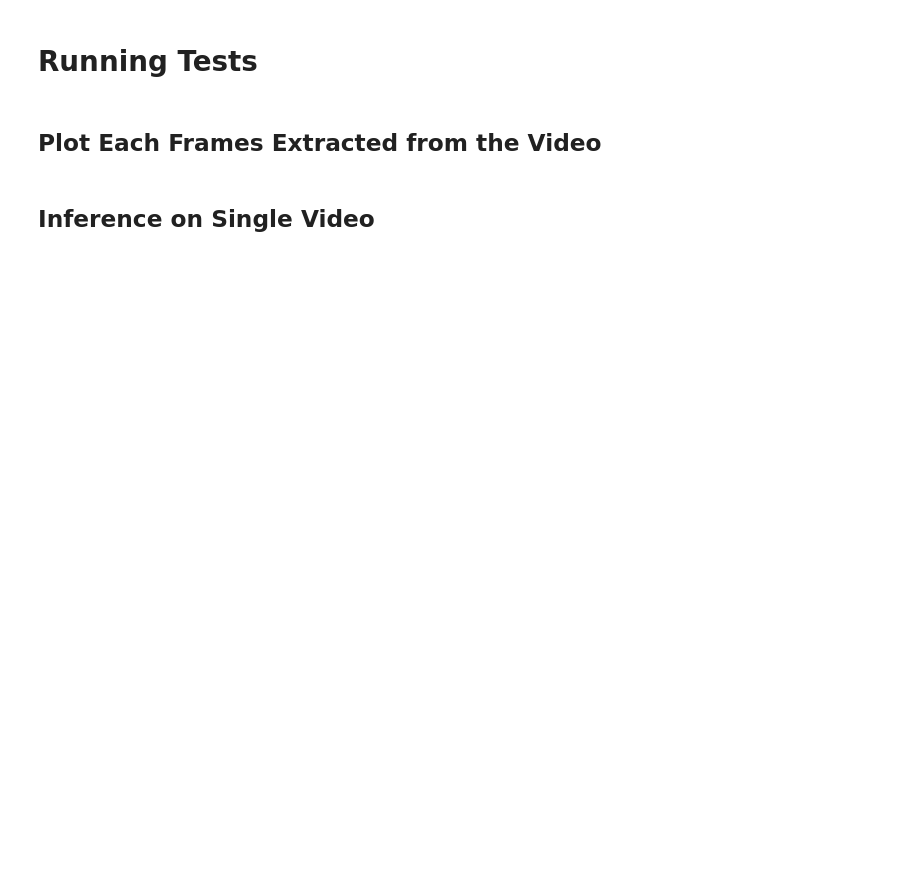
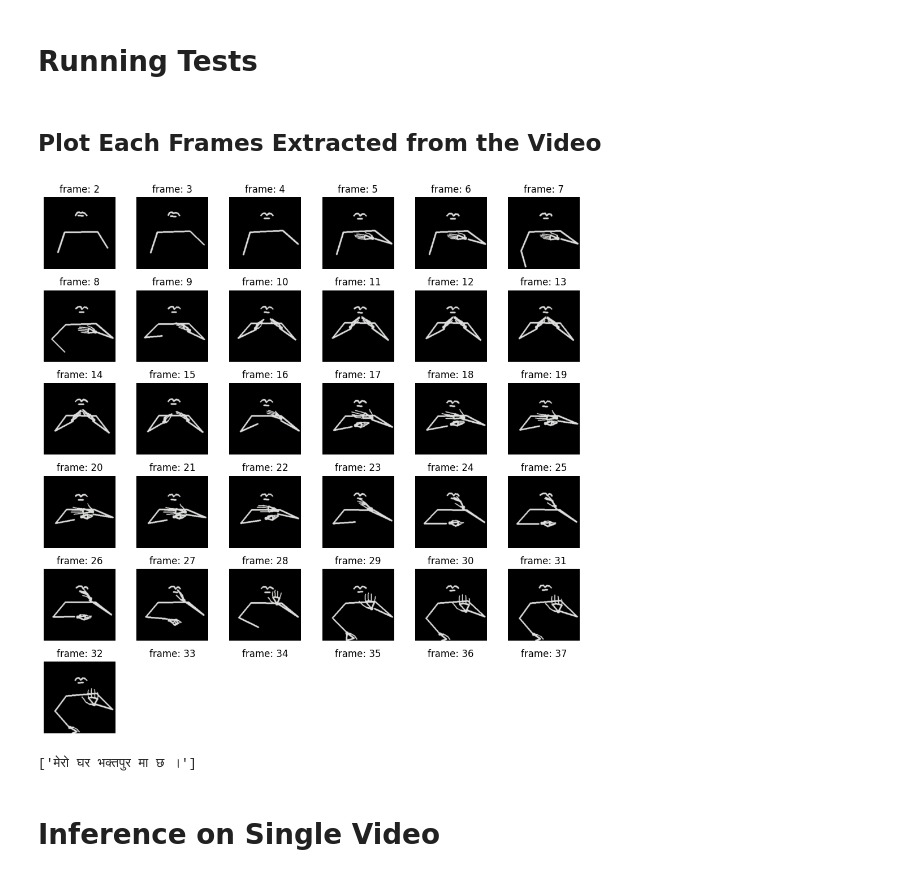
Before and after one commit to Bikash9841/Transformer-Based-Translation-From-NSL-Video2Text, a Jupyter notebook: transformer-based-translation-from-nsl-video2text.ipynb, the cells around one changed output. Cells and saved outputs as stored; diff of their text form; code cells hidden in the pictures; blank space fills up the shorter version.

Commit message:
Run inference on single video

```diff
--- a/transformer-based-translation-from-nsl-video2text.ipynb
+++ b/transformer-based-translation-from-nsl-video2text.ipynb
@@ -135,9 +152,15 @@ class Identity(torch.nn.Module):
     def forward(self, x):
         return x
 
+# model.classifier=Identity()
+# model.classifier=torch.nn.Linear(768,5)
+
+# patch size of 32*32
+vivit_model.config.tubelet_size=[2,32,32]
+
+# 6 encoder block stacks
+vivit_model.config.num_hidden_layers=12
+
+vivit_model=VivitModel(vivit_model.config)
 
 vivit_model.pooler=Identity()
-# model.classifier=Identity()
-# model.classifier=torch.nn.Linear(768,5)
-vivit_model.config.tubelet_size=[2,32,32]
-vivit_model=VivitModel(vivit_model.config)
@@ -464,7 +507,7 @@ train_transform = Compose(
                 [
                     UniformTemporalSubsample(num_frames_to_sample),
                     Lambda(lambda x: x / 255.0),
-                    Normalize(mean, std),
+#                     Normalize(mean, std),
                     RandomShortSideScale(min_size=256, max_size=320),
                     Resize(resize_to),
                     RandomHorizontalFlip(p=0.5),
@@ -482,7 +525,7 @@ val_transform = Compose(
                 [
                     UniformTemporalSubsample(num_frames_to_sample),
                     Lambda(lambda x: x / 255.0),
-                    Normalize(mean, std),
+#                     Normalize(mean, std),
                     Resize(resize_to),
                 ]
             ),
@@ -563,7 +606,7 @@ class CustomVideoDataset2(Dataset):
         #new code here
 
         video=next(iter(self.vdataset))['video']
-        label=next(iter(self.vdataset))['label']
+#         label=next(iter(self.vdataset))['label']
         target_txt=next(iter(self.vdataset))['label']
 
 
@@ -606,15 +649,6 @@ class CustomVideoDataset2(Dataset):
         assert label.size(0) == self.seq_len
 
         return {
-#             "encoder_input": encoder_input,  # (seq_len)
-#             "decoder_input": decoder_input,  # (seq_len)
-#             # (1, 1, seq_len)
-#             "encoder_mask": (encoder_input != self.pad_token).unsqueeze(0).unsqueeze(0).int(),
-#             # (1, seq_len) & (1, seq_len, seq_len),
-#             "decoder_mask": (decoder_input != self.pad_token).unsqueeze(0).int() & causal_mask(decoder_input.size(0)),
-#             "label": label,  # (seq_len)
-#             "src_text": src_text,
-#             "tgt_text": tgt_text,
             "video":video,
             "label":label,
             "decoder_input":decoder_input,
@@ -875,21 +987,28 @@ Word Error Rate:0.4166666567325592
 # %%
 import matplotlib.pyplot as plt
 
+video=next(iter(train_dataloader))
+
 # Create subplots
-fig, axs = plt.subplots(7, 7, figsize=(12, 12))
+fig, axs = plt.subplots(6, 6, figsize=(10, 10))
 
 # Plot images
 f=0
-for i in range(7):
-    for j in range(7):
+for i in range(6):
+    for j in range(6):
         f+=1
-        if f<36:
-          im=frame['video'].permute(1,0,2,3)[f,:,:,:].squeeze(0).permute(1,2,0)
+        if f<32:
+          im=video['video'].permute(0,2,3,4,1)[0,f,:,:,:]
           axs[i, j].imshow(im)
-        axs[i, j].set_title(f'frame: {f}')
+        axs[i, j].set_title(f'frame: {f+1}')
         axs[i, j].axis('off')  # Hide axis
-
 plt.tight_layout()
 plt.show()
+# %% [output]
+[figure, added]
+# %%
+video['tgt_text']
+# %% [output]
+['मेरो घर भक्तपुर मा छ ।']
 # %% [markdown]
-## Inference on Single Video
+# **Inference on Single Video**
```
Also changed, not shown: parts of 17 cells of this notebook.
